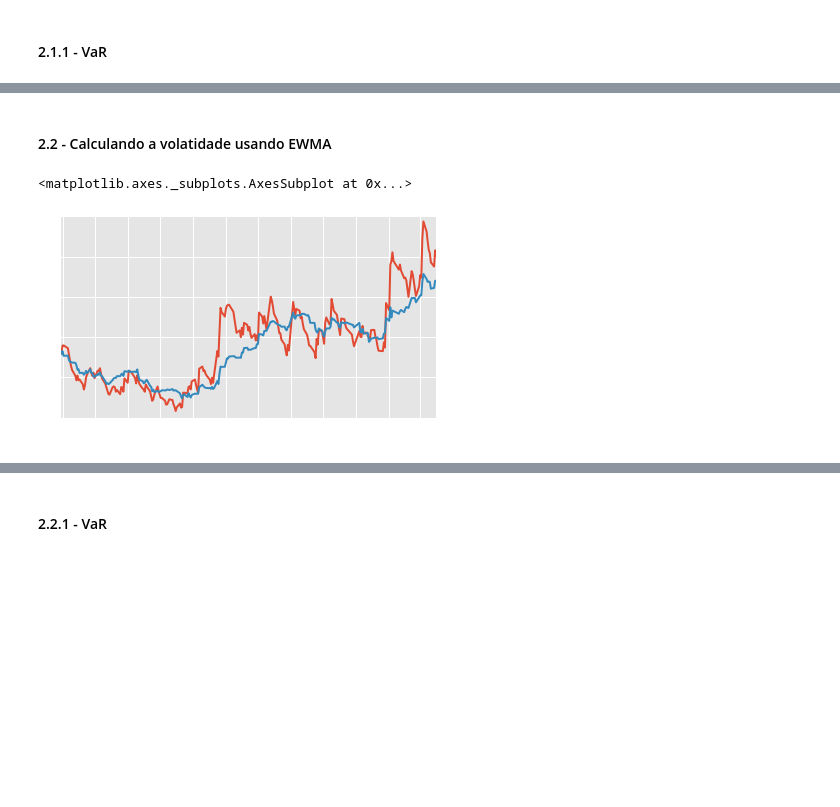
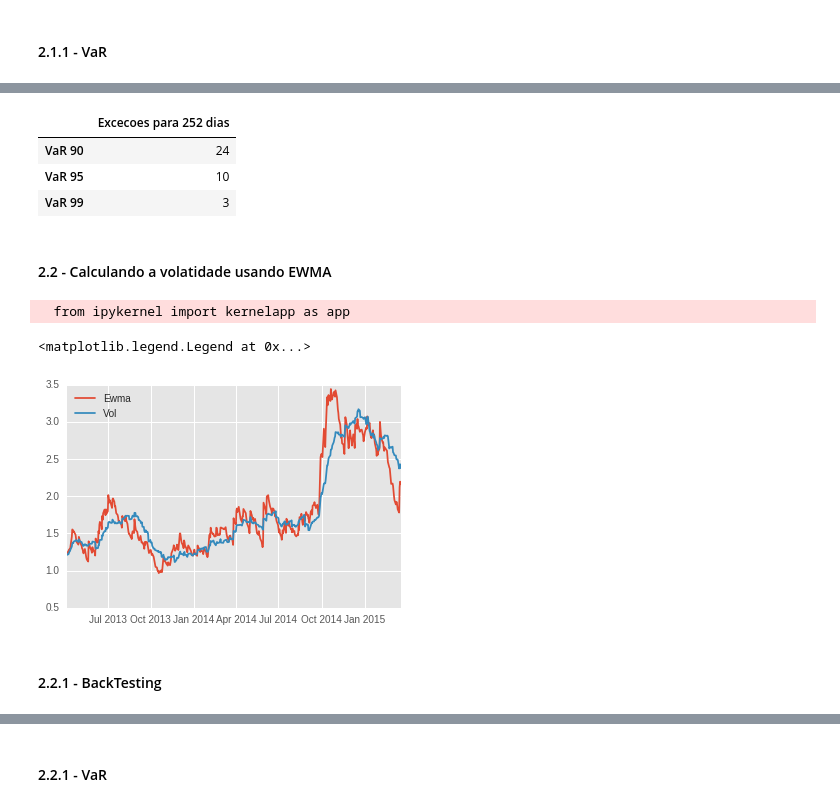
Before and after one commit to helderrezende/TCC, a Jupyter notebook: TCC Helder.ipynb, the cells around one changed output, grey strips where cells are left out. Drawn from its saved outputs; the diff is of its cells as text; code cells hidden in the pictures; blank space fills up the shorter version.

```diff
--- a/TCC Helder.ipynb
+++ b/TCC Helder.ipynb
@@ -89,7 +86,7 @@ pd.DataFrame([acoes,pesos] , index = ['Ação', 'Peso']).transpose()
 # %%
 cotacoes_carteira_ativos = pd.DataFrame()
 for x in acoes:
-    cotacoes_carteira_ativos[x] = web.DataReader(x+'.SA', data_source='yahoo', start='1/1/2015')['Close']
+    cotacoes_carteira_ativos[x] = web.DataReader(x+'.SA', data_source='yahoo', start='1/1/2013', end = '3/20/2015')['Close']
 
 cotacoes_carteira_ativos.head(15) # mostra as 15 primeiras cotacoes
 # %% [output]
@@ -113,5 +110,5 @@ cotacoes_carteira_ativos.head(15) # mostra as 15 primeiras cotacoes
 # %%
-retornos_carteira_ativos = np.log(cotacoes_carteira_ativos / cotacoes_carteira_ativos.shift(1)).dropna()
+retornos_carteira_ativos = cotacoes_carteira_ativos.pct_change().dropna()
 retornos_carteira_ativos.head(10)*100 # mostra os 10 primeiros retornos
 # %% [output]
 |  | PETR4 | ITUB4 | BVMF3 | GGBR4 |
@@ -158,3 +136,5 @@ dtype: float64
+# %%
+retornos_carteira = pd.DataFrame([retornos_carteira]).transpose()
 # %% [markdown]
 ### BackTesting - Configuração
 # %% [markdown]
@@ -255,8 +260,8 @@ Name: Close, dtype: float64
 # %%
 volatilidade_valores = []
 
-volatilidade_valores = pd.rolling_std(retornos,60)*100*sqrt(252)
-volatilidade_valores = volatilidade_valores.dropna()
+volatilidade_valores_com_na = pd.rolling_std(retornos_carteira,60)
+volatilidade_valores = volatilidade_valores_com_na.dropna()
 
 
-volatilidade = pd.DataFrame(volatilidade_valores, index = retornos.index,columns = ["Index IBOVESPA"])
+volatilidade = pd.DataFrame(volatilidade_valores,columns = ["Index IBOVESPA"])
@@ -281,13 +323,24 @@ var_parametrico
+# %%
+pd.DataFrame([count90,count95,count99] , index = ["VaR 90","VaR 95","VaR 99"], columns =  ["Excecoes para 252 dias"])
+# %% [output]
+|  | Excecoes para 252 dias |
+| VaR 90 | 24 |
+| VaR 95 | 10 |
+| VaR 99 | 3 |
 # %% [markdown]
 #### 2.2 - Calculando a volatidade usando EWMA
 # %%
-variance = (retornos)**2
-ewma_variance = pd.ewma(variance, span = 30)[60:]
-volatilidade_valores_ewma = pd.DataFrame([ewma_variance]).apply(sqrt)*100*sqrt(252)
+variance = retornos_carteira**2
+ewma_variance = pd.ewma(variance[0], span = 30)
+volatilidade_valores_ewma = pd.DataFrame([ewma_variance]).apply(sqrt)
 
 
-volatilidade_valores_ewma.plot()
-volatilidade_valores.plot()
+plt.plot(volatilidade_valores_ewma[60:], label = 'Ewma')
+plt.plot(volatilidade_valores, label = 'Vol')
+plt.legend(loc = 2)
 # %% [output]
-<matplotlib.axes._subplots.AxesSubplot at 0x...>
+  from ipykernel import kernelapp as app
+<matplotlib.legend.Legend at 0x...>
-[figure, old version]
+[figure, new version]
+# %% [markdown]
+#### 2.2.1 - BackTesting
```
Also changed, not shown: parts of 49 cells of this notebook.
